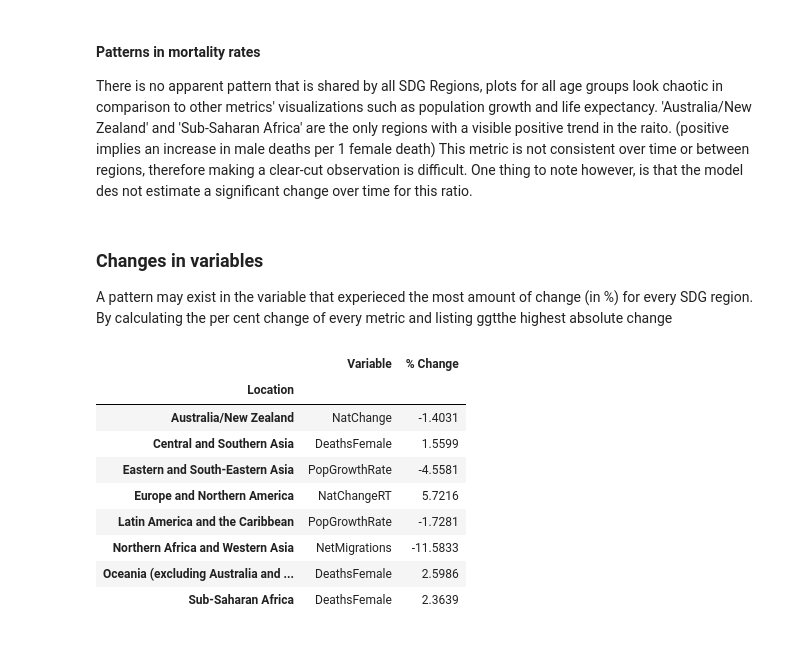
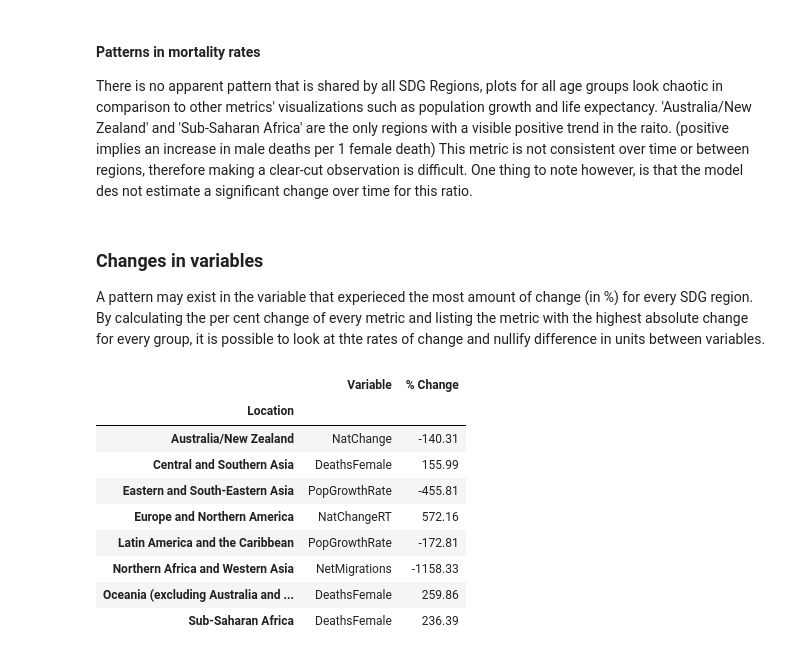
Before and after one commit to GongJr0/UW_Data_Science_Population_Analysis, a Jupyter notebook: Analysis.ipynb, the cells around one changed output. Cells and saved outputs as stored; diff of their text form; code cells hidden in the pictures.

```diff
--- a/Analysis.ipynb
+++ b/Analysis.ipynb
@@ -214,38 +210,38 @@ There is no apparent pattern that is shared by all SDG Regions, plots for all ag
 # %% [markdown]
 ### Changes in variables
 
-A pattern may exist in the variable that experieced the most amount of change (in %) for every SDG region. By calculating the per cent change of every metric and listing ggtthe highest absolute change
+A pattern may exist in the variable that experieced the most amount of change (in %) for every SDG region. By calculating the per cent change of every metric and listing the metric with the highest absolute change for every group, it is possible to look at thte rates of change and nullify difference in units between variables.
 # %%
 gr = df_projections.loc[df_projections['LocTypeName'] == 'SDG region'].groupby('Location')
 
 numeric_columns = df_projections.select_dtypes(include=[np.number]).columns
 numeric_columns=numeric_columns.drop(['SortOrder', 'LocID', 'SDMX_code', 'LocTypeID', 'ParentID', 'VarID'])
 
-percent_change = gr[numeric_columns].apply(lambda group: (group.iloc[-1] - group.iloc[0]) / group.iloc[0])
+percent_change = gr[numeric_columns].apply(lambda group: (group.iloc[-1] - group.iloc[0]) / group.iloc[0] * 100)
 
 change_df = pd.DataFrame(percent_change)
 
 largest_abs_cols = change_df.abs().idxmax(axis=1)
 
 result_df = pd.DataFrame(index=change_df.index)
 
 for idx, col in largest_abs_cols.items():
 
     value = change_df.loc[idx, col]
 
     result_df.loc[idx, 'Variable'] = col
     result_df.loc[idx, '% Change'] = value
 
-result_df['% Change'] = result_df['% Change'].apply(lambda x: round(x,4))
+result_df['% Change'] = result_df['% Change'].apply(lambda x: round(x,2))
 result_df
 # %% [output]
 |  | Variable | % Change |
 | Location |  |  |
-| Australia/New Zealand | NatChange | -1.4031 |
-| Central and Southern Asia | DeathsFemale | 1.5599 |
-| Eastern and South-Eastern Asia | PopGrowthRate | -4.5581 |
-| Europe and Northern America | NatChangeRT | 5.7216 |
-| Latin America and the Caribbean | PopGrowthRate | -1.7281 |
-| Northern Africa and Western Asia | NetMigrations | -11.5833 |
-| Oceania (excluding Australia and ... | DeathsFemale | 2.5986 |
-| Sub-Saharan Africa | DeathsFemale | 2.3639 |
+| Australia/New Zealand | NatChange | -140.31 |
+| Central and Southern Asia | DeathsFemale | 155.99 |
+| Eastern and South-Eastern Asia | PopGrowthRate | -455.81 |
+| Europe and Northern America | NatChangeRT | 572.16 |
+| Latin America and the Caribbean | PopGrowthRate | -172.81 |
+| Northern Africa and Western Asia | NetMigrations | -1158.33 |
+| Oceania (excluding Australia and ... | DeathsFemale | 259.86 |
+| Sub-Saharan Africa | DeathsFemale | 236.39 |
```
Also changed, not shown: parts of 9 cells of this notebook.
